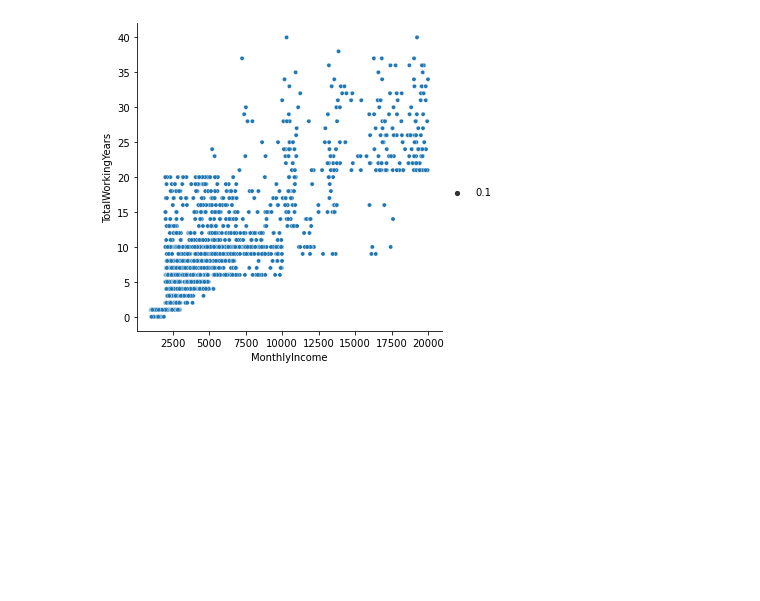
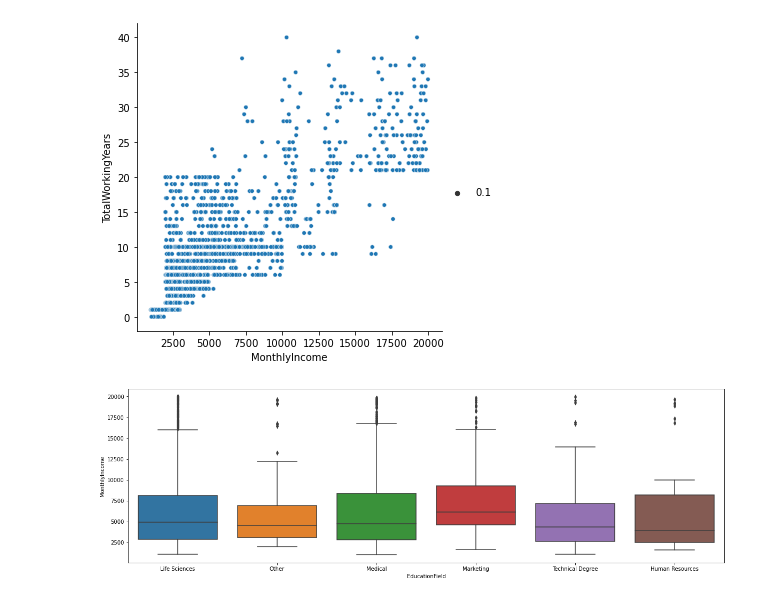
Before and after one commit to bertiewooster/ipywidgets, a Jupyter notebook: ipywidgets.ipynb, the cells around one changed output. Drawn from its saved outputs; the diff is of its cells as text; code cells hidden in the pictures; blank space fills up the shorter version.

Commit message:
Add Seaborn boxplot, import matplotlib.pyplot as plt

```diff
--- a/ipywidgets.ipynb
+++ b/ipywidgets.ipynb
@@ -81,3 +81,10 @@ g = sns.countplot(data=df, x="Gender", hue="Attrition")
 r = sns.relplot(data=df, x="MonthlyIncome", y="TotalWorkingYears", size=0.1)
 # %% [output]
 [figure]
+# %%
+import matplotlib.pyplot as plt
+
+plt.figure(figsize=(20,6))
+b = sns.boxplot(data=df, x = "EducationField", y = "MonthlyIncome")
+# %% [output]
+[figure, added]
```
